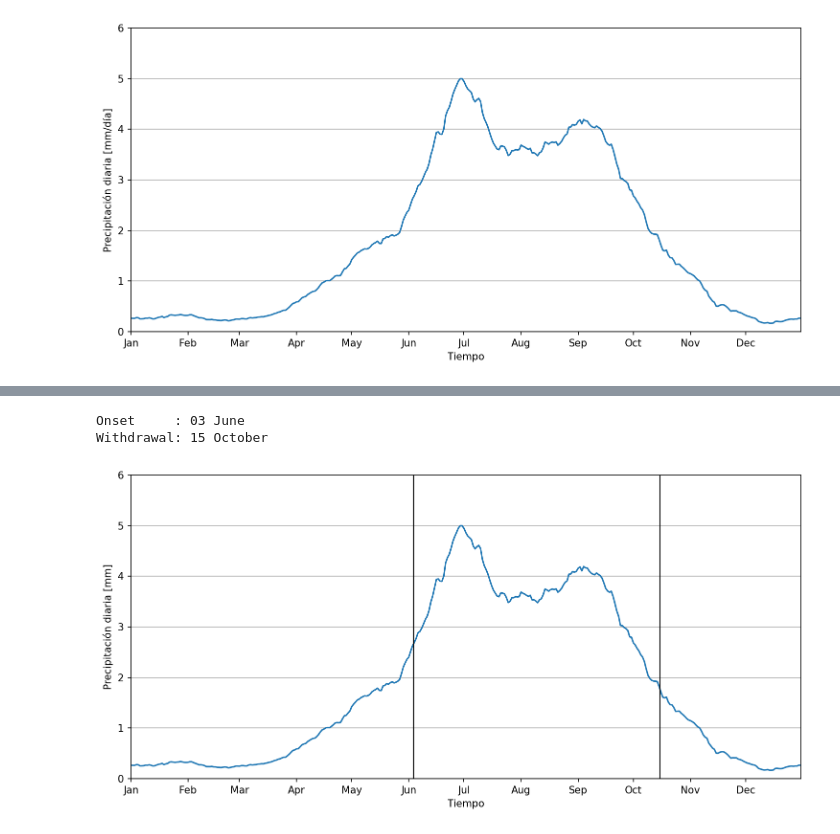
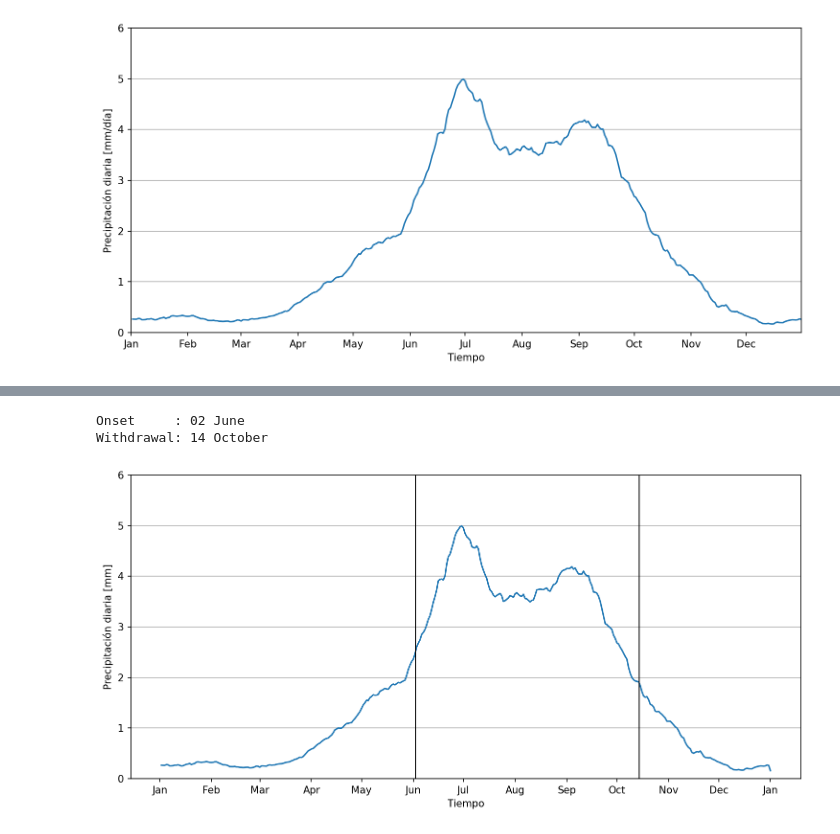
Before and after one commit to rodrigoms95/sequia, a Jupyter notebook: code/pre_CHIRPS.ipynb, the cells around one changed output, grey strips where cells are left out. Saved outputs shown, nothing was run; the diff lists cells and outputs as text; code cells hidden in the pictures.

Commit message:
revisar CPC CHIRPS

```diff
--- a/code/pre_CHIRPS.ipynb
+++ b/code/pre_CHIRPS.ipynb
@@ -93,8 +26,22 @@ Climate Data Operators version 1.9.6 (http://mpimet.mpg.de/cdo)
 # %%
-# Precipitación total y estacional.
+path_nc = "../results/CHIRPS_global_days_p05/cuenca_valle_mexico/"
+path_shp = "../data/Cuencas/Regiones_Hidrologicas_Administrativas/"
+names = ["cuenca_valle_mexico_chirps-v2.0.days_p05.nc",
+    "cuenca_valle_mexico_chirps-v2.0.2021.days_p05.nc",
+    "rha250kgw.shp"]
 
-df = ds.mean( ["latitude", "longitude"] ).to_dataframe()
-df = df.resample("M").sum()
+path_d = "../results/onset/"
+path_r = "../results/onset/graficas/"
+
+# Si no existe la carpeta, la crea.
+if not os.path.exists(path_r):
+    os.mkdir(path_r)
+
+df_pre = pd.read_csv(path_d + "pre_daily_CHIRPS.csv", index_col = "time" )
+df_pre.index = pd.to_datetime( df_pre.index )
+df_pre = df_pre[ ~ ( (df_pre.index.month == 2) & (df_pre.index.day == 29) ) ]
+
+df = df_pre.resample("M").sum()
 df = df.groupby(df.index.month).mean()
 tot = df.sum().values[0]
 
@@ -166,4 +65,8 @@ df_mean.index = pd.date_range( "1995-01-01", "1995-12-31", freq = "1D" )
 # %%
+df_mean = df_pre.groupby(df_pre.index.dayofyear).mean()
+df_mean.index = ( pd.to_datetime("2000-01-01")
+    + pd.to_timedelta(df_mean.index, "D") )
+
 # Graficamos.
 fig, ax = plt.subplots()
 fig.set_facecolor("w")
@@ -175,7 +78,7 @@ ax.grid(axis = "y")
 ax.set_ylabel("Precipitación diaria [mm/día]")
 ax.set_xlabel("Tiempo")
 ax.set_ylim(0, 6)
-ax.set_xlim( pd.to_datetime("1995-01-01"), pd.to_datetime("1995-12-31") )
+ax.set_xlim( pd.to_datetime("2000-01-01"), pd.to_datetime("2000-12-31") )
 # Formato de fecha.
 ax.xaxis.set_major_locator( mdates.MonthLocator() )
 ax.xaxis.set_major_formatter( mdates.DateFormatter("%b") )
@@ -200,9 +124,9 @@ date.iloc[:, 1] = date.iloc[:, 1].apply(lambda x: x.dayofyear)
 date.iloc[date.index % 4 == 0, 0:2] = date.iloc[date.index % 4 == 0, 0:2] - 1
 
 # Reconvertimos a fecha.
-date.iloc[:, 0] = ( pd.to_datetime("1995-01-01")
+date.iloc[:, 0] = ( pd.to_datetime("2000-01-01")
     + pd.to_timedelta(date.iloc[:, 0], "D") )
-date.iloc[:, 1] = ( pd.to_datetime("1995-01-01")
+date.iloc[:, 1] = ( pd.to_datetime("2000-01-01")
     + pd.to_timedelta(date.iloc[:, 1], "D") )
 
 # Fechas.
@@ -212,35 +136,35 @@ withdrawal = date.iloc[:, 1].mean()
 print( f"Onset     : {onset.day:02d}" + f" {onset.month_name()}" )
 print( f"Withdrawal: {withdrawal.day:02d}" + f" {withdrawal.month_name()}" )
 
 # Graficamos.
 fig, ax = plt.subplots()
 fig.set_facecolor("w")
 fig.set_size_inches(10, 5)
 fig.set_dpi(150)
 
 # Curva suavizada.
 ax.plot(df_mean)
 
 # Onset y withdrawal.
 ax.plot( (onset, onset), (0, 6), color = "k", linewidth = 1 )
 ax.plot( (withdrawal, withdrawal), (0, 6), color = "k", linewidth = 1 )
 
 ax.grid(axis = "y")
 ax.set_ylabel("Precipitación diaria [mm]")
 ax.set_xlabel("Tiempo")
 ax.set_ylim(0, 6)
-ax.set_xlim( pd.to_datetime("1995-01-01"),
-    pd.to_datetime("1995-12-31") )
+#ax.set_xlim( pd.to_datetime("1995-01-01"),
+#    pd.to_datetime("1995-12-31") )
 ax.set_title("")
 # Formato de fecha.
 ax.xaxis.set_major_locator(mdates.MonthLocator())
 ax.xaxis.set_major_formatter(mdates.DateFormatter("%b"))
 
 # Separación adecuada entre gráficas.
 fig.tight_layout()
 
 fig.savefig(path_r + "pre_ind_cuenca_CHIRPS.png", bbox_inches = "tight")
 # %% [output]
-Onset     : 03 June
-Withdrawal: 15 October
+Onset     : 02 June
+Withdrawal: 14 October
-[figure, old version]
+[figure, new version]
```
Also changed, not shown: parts of 5 cells of this notebook, 4 other files.
